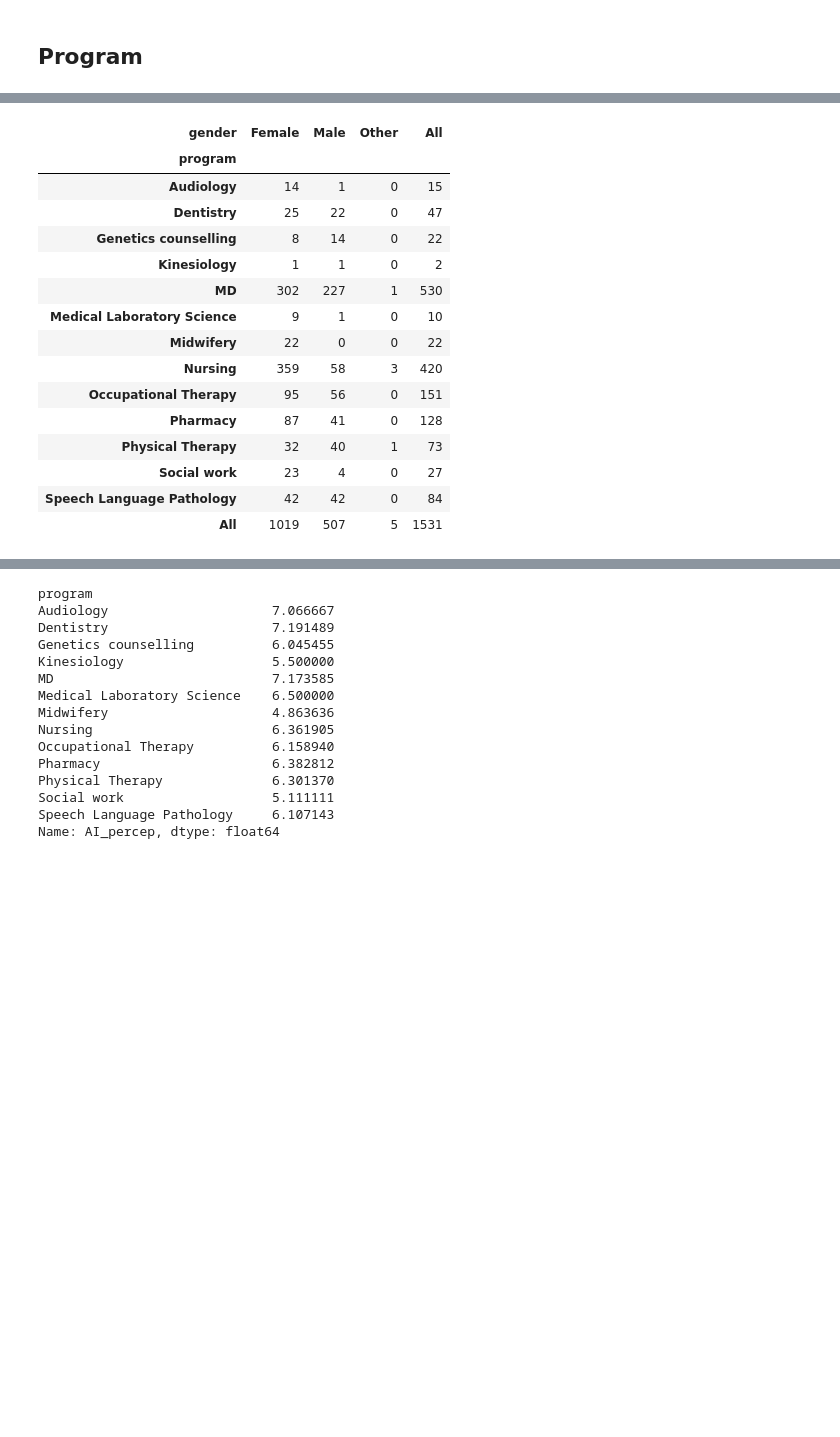
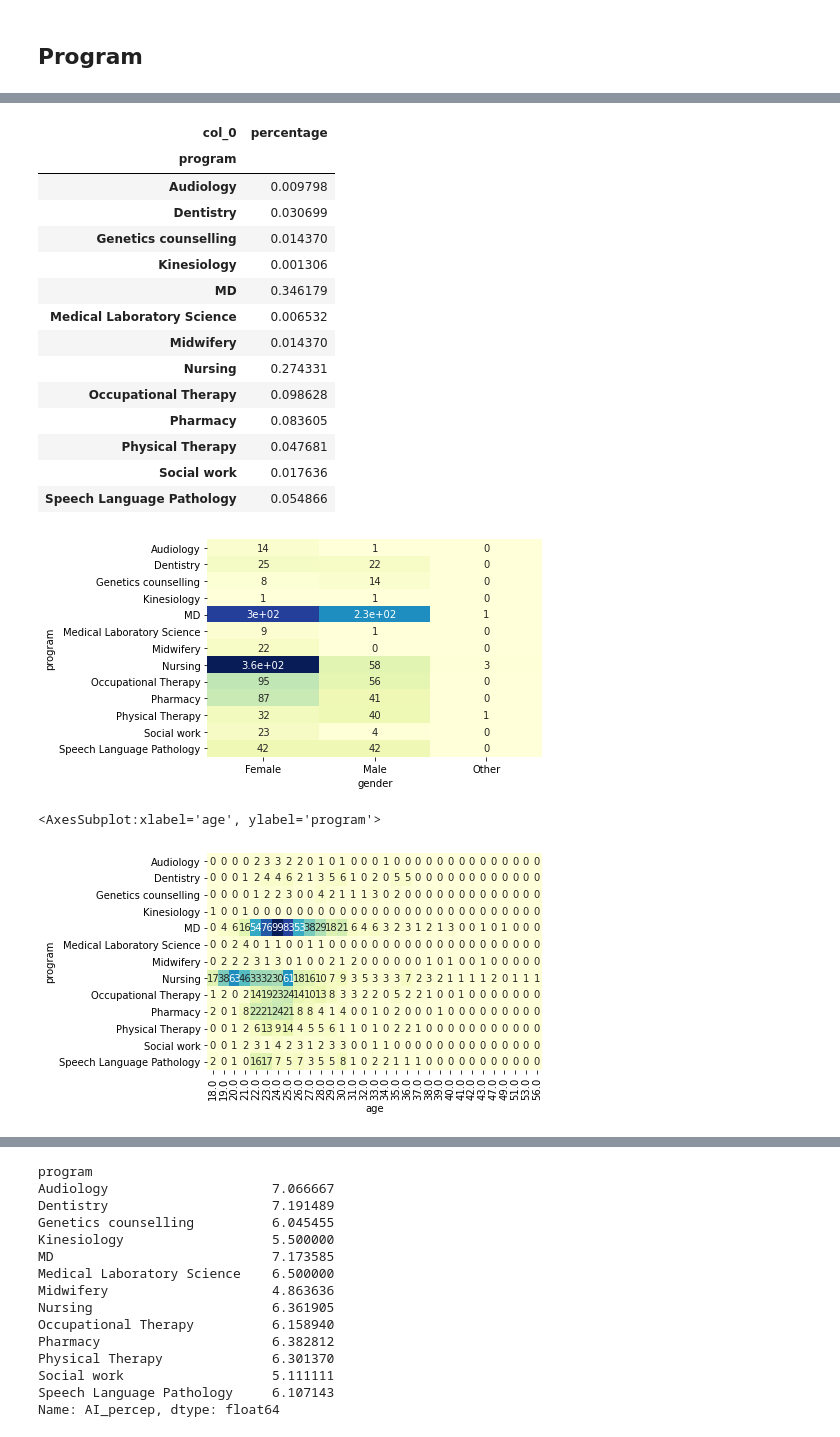
Before and after one commit to minnieteng/ai_survey, a Jupyter notebook: survey_analysis.ipynb, the cells around one changed output, grey strips where cells are left out. Cells and saved outputs as stored; diff of their text form; code cells hidden in the pictures; blank space fills up the shorter version.

```diff
--- a/survey_analysis.ipynb
+++ b/survey_analysis.ipynb
@@ -272,30 +272,44 @@ Audiology                      15
 Medical Laboratory Science     10
 Kinesiology                     2
 Name: program, dtype: int64
+# %%
+#program representation proportion
+import seaborn as sns
+sns.heatmap(pd.crosstab([df_val.program], [df_val.gender]),
+            cmap="YlGnBu", annot=True, cbar=False)
+program = pd.crosstab(index=df_val["program"],
+                      columns="percentage",
+                      normalize='all')
+#program.columns=["count","rowtotal"]
+#program.index=["MD","Audiology","Dentistry","Genetics counselling","Kinesiology","Medical Laboratory Science","Midwifery",
+              #"Nursing","Occupational Therapy","Pharmacy","Physical Therapy","Social work",
+               #"Speech Language Pathology","coltotal"]
+program
+# %% [output]
+| col_0 | percentage |
+| program |  |
+| Audiology | 0.009798 |
+| Dentistry | 0.030699 |
+| Genetics counselling | 0.014370 |
+| Kinesiology | 0.001306 |
+| MD | 0.346179 |
+| Medical Laboratory Science | 0.006532 |
+| Midwifery | 0.014370 |
+| Nursing | 0.274331 |
+| Occupational Therapy | 0.098628 |
+| Pharmacy | 0.083605 |
+| Physical Therapy | 0.047681 |
+| Social work | 0.017636 |
+| Speech Language Pathology | 0.054866 |
+[figure, added]
 # %%
-#number of participants by program and gender
-#program = pd.crosstab(index=df_val['program'],  # Make a crosstab
-                    #columns=[df_val['gender'],df_val['age'],df_val['school']],
-                     #margins=True)
+#check number of participants by age and program
 program = pd.crosstab(index=df_val['program'],  # Make a crosstab
-                     columns=[df_val['gender']],
+                     columns=[df_val['age']],
                      margins=True)
 #program['percentage'] = program/program.sum()*100
-program
+sns.heatmap(pd.crosstab([df_val.program], [df_val.age]),
+            cmap="YlGnBu", annot=True, cbar=False)
 # %% [output]
-| gender | Female | Male | Other | All |
-| program |  |  |  |  |
-| Audiology | 14 | 1 | 0 | 15 |
-| Dentistry | 25 | 22 | 0 | 47 |
-| Genetics counselling | 8 | 14 | 0 | 22 |
-| Kinesiology | 1 | 1 | 0 | 2 |
-| MD | 302 | 227 | 1 | 530 |
-| Medical Laboratory Science | 9 | 1 | 0 | 10 |
-| Midwifery | 22 | 0 | 0 | 22 |
-| Nursing | 359 | 58 | 3 | 420 |
-| Occupational Therapy | 95 | 56 | 0 | 151 |
-| Pharmacy | 87 | 41 | 0 | 128 |
-| Physical Therapy | 32 | 40 | 1 | 73 |
-| Social work | 23 | 4 | 0 | 27 |
-| Speech Language Pathology | 42 | 42 | 0 | 84 |
-| All | 1019 | 507 | 5 | 1531 |
+<AxesSubplot:xlabel='age', ylabel='program'>
+[figure, added]
```
Also changed, not shown: parts of 70 cells of this notebook.
